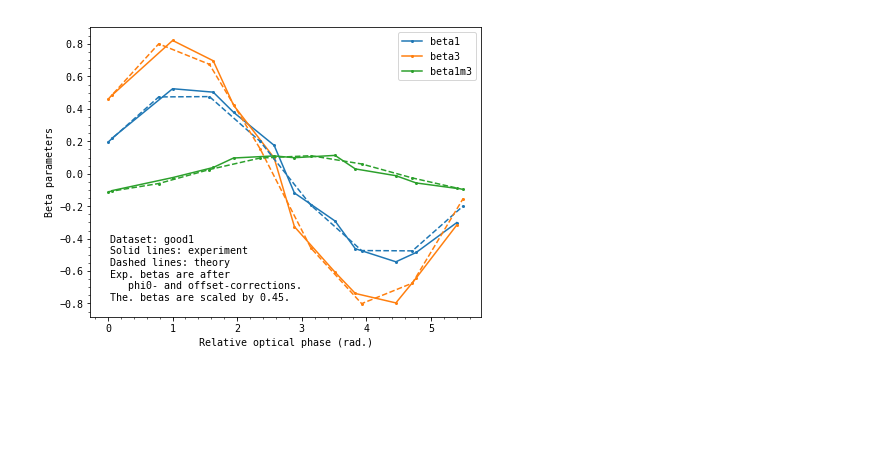
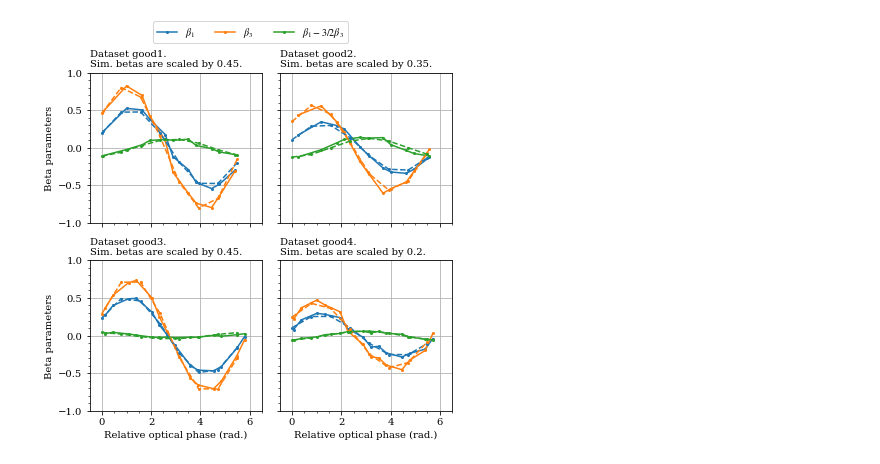
Before and after one commit to DaehyunPY/FERMI20144077, a Jupyter notebook: Notebooks/Compare He beta parameters.ipynb, the cells around one changed output. Drawn from its saved outputs; the diff is of its cells as text; code cells hidden in the pictures; blank space fills up the shorter version.

Commit message:
Update notebook "Compare * beta parameters.ipynb"

```diff
--- a/Notebooks/Compare He beta parameters.ipynb
+++ b/Notebooks/Compare He beta parameters.ipynb
@@ -6,41 +6,48 @@ import matplotlib.pyplot as plt
 the = pd.read_excel('Data/parameters_He_Ne (reformatted).xlsx', sheet_name=None)
 exp = pd.read_excel('Data/exp_gauss3.xlsx', sheet_name=None)
 # %%
-dataset = 'good1'
-phi0 = 5.282
-f = 0.45
 keys = ['beta1', 'beta3', 'beta1m3']
+labels = {
+    'beta1': r'$\beta_1$',
+    'beta3': r'$\beta_3$',
+    'beta1m3': r'$\beta_1-3/2\beta_3$',
+}
 
 plt.style.use('Report.mplstyle')
-plt.figure()
-plt.xlabel('Relative optical phase (rad.)')
-plt.ylabel('Beta parameters')
-plt.text(0.05, 0.05, f"""Dataset: {dataset}
-Solid lines: experiment
-Dashed lines: theory
-Exp. betas are after
-   phi0- and offset-corrections.
-The. betas are scaled by {f}.""",
-         horizontalalignment='left',
-         verticalalignment='bottom',
-         transform=plt.gca().transAxes,
-         bbox={'facecolor': 'w', 'alpha': 0})
-df = exp[dataset]
-df['phase_adj'] = (df['phase']*2*np.pi - phi0) % (2*np.pi)
-df = df.set_index('phase_adj').sort_index()
-fitted = exp['fitted'].set_index('dataset').loc[dataset]
-th = df.index
-for k, prop in zip(keys, plt.rcParams['axes.prop_cycle']):
-    plt.plot(th, df[f'he_{k}']-fitted[f'he_{k}_offset_value'], '.-', label=f'{k}', **prop)
+plt.figure(figsize=(6,6))
+for i, (dataset, phi0, f) in enumerate([
+            ['good1', 5.282, 0.45],
+            ['good2', 5.101, 0.35],
+            ['good3', 4.259, 0.45],
+            ['good4', 3.393, 0.2],
+        ]):
+    plt.subplot(2, 2, i+1)
+    plt.xlabel('Relative optical phase (rad.)')
+    plt.ylabel('Beta parameters')
+    plt.title(f"Dataset {dataset}.\nSim. betas are scaled by {f}.", loc='left')
+    plt.gca().label_outer()
 
-df = the['He.0.0.9 w2w'].set_index(['dataset', 'phi (deg)']).loc[dataset]
-th = df.index/180*np.pi
-for k, prop in zip(keys, plt.rcParams['axes.prop_cycle']):
-    plt.plot(th, f*df[k], '.--', label='', **prop)
+    df = exp[dataset]
+    df['phase_adj'] = (df['phase']*2*np.pi - phi0) % (2*np.pi)
+    df = df.set_index('phase_adj').sort_index()
+    fitted = exp['fitted'].set_index('dataset').loc[dataset]
+    th = df.index
+    for k, prop in zip(keys, plt.rcParams['axes.prop_cycle']):
+        plt.plot(th, df[f'he_{k}']-fitted[f'he_{k}_offset_value'], '.-', label=labels[k], **prop)
 
-plt.legend()
+    df = the['He.0.0.9 w2w'].set_index(['dataset', 'phi (deg)']).loc[dataset]
+    th = df.index/180*np.pi
+    for k, prop in zip(keys, plt.rcParams['axes.prop_cycle']):
+        plt.plot(th, f*df[k], '.--', label='', **prop)
+
+    plt.grid(True)
+    plt.xlim(-0.5, 6.5)
+    plt.ylim(-1, 1)
+    if i==0:
+        plt.figlegend(loc='upper center', ncol=3)
 plt.tight_layout()
-plt.savefig(f"Figures/compare_he_with_ishikawa_{dataset}.png")
+plt.subplots_adjust(top=0.875)
+plt.savefig(f"Figures/compare_he_with_ishikawa.pdf")
 plt.show()
 # %% [output]
-[figure, old version]
+[figure, new version]
```
Also changed, not shown: parts of 3 cells of this notebook, 1 other file.
